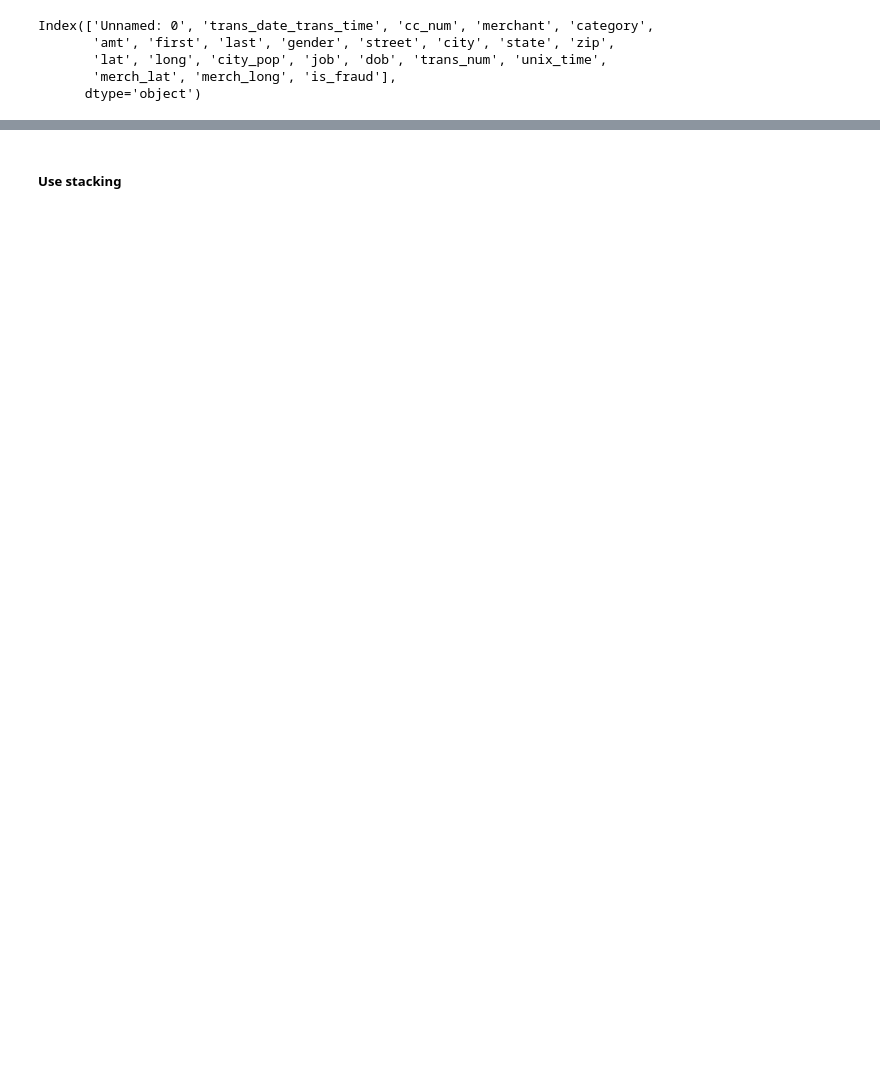
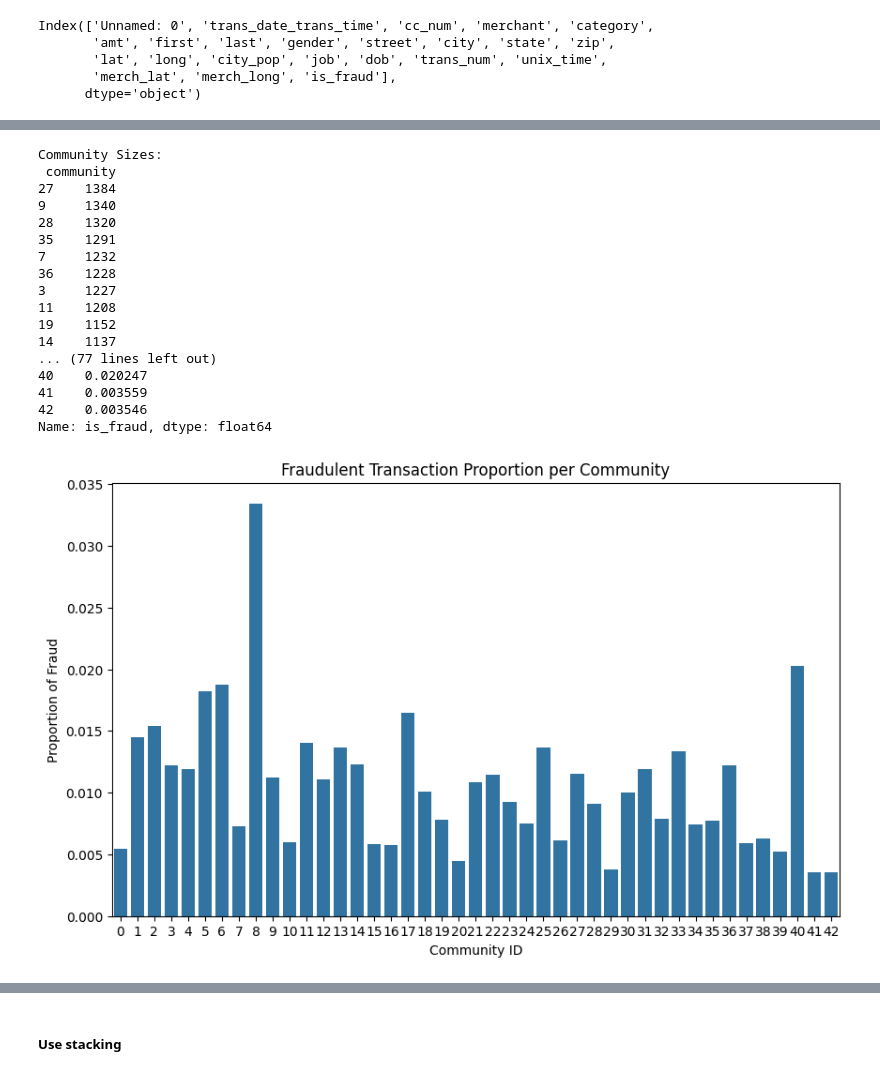
Before and after one commit to Dhaneshkp/GraphML, a Jupyter notebook: Fraudulent transactions-Copy1.ipynb, the cells around one changed output, grey strips where cells are left out. Saved outputs shown, nothing was run; the diff lists cells and outputs as text; code cells hidden in the pictures; blank space fills up the shorter version.

```diff
--- a/Fraudulent transactions-Copy1.ipynb
+++ b/Fraudulent transactions-Copy1.ipynb
@@ -214,2 +297,36 @@ print(train_df[['community']])
+# %%
+
+community_sizes = train_df['community'].value_counts()
+print("Community Sizes:\n", community_sizes)
+
+fraud_by_community = train_df.groupby('community')['is_fraud'].mean()
+print("\nProportion of Fraudulent Transactions per Community:\n", fraud_by_community)
+
+
+plt.figure(figsize=(10, 6))
+sns.barplot(x=fraud_by_community.index, y=fraud_by_community.values)
+plt.xlabel("Community ID")
+plt.ylabel("Proportion of Fraud")
+plt.title("Fraudulent Transaction Proportion per Community")
+plt.show()
+# %% [output]
+Community Sizes:
+ community
+27    1384
+9     1340
+28    1320
+35    1291
+7     1232
+36    1228
+3     1227
+11    1208
+19    1152
+14    1137
+... (77 lines left out)
+40    0.020247
+41    0.003559
+42    0.003546
+Name: is_fraud, dtype: float64
+[figure, added]
 # %%
 train_df.info()
```
Also changed, not shown: parts of 20 cells of this notebook.
